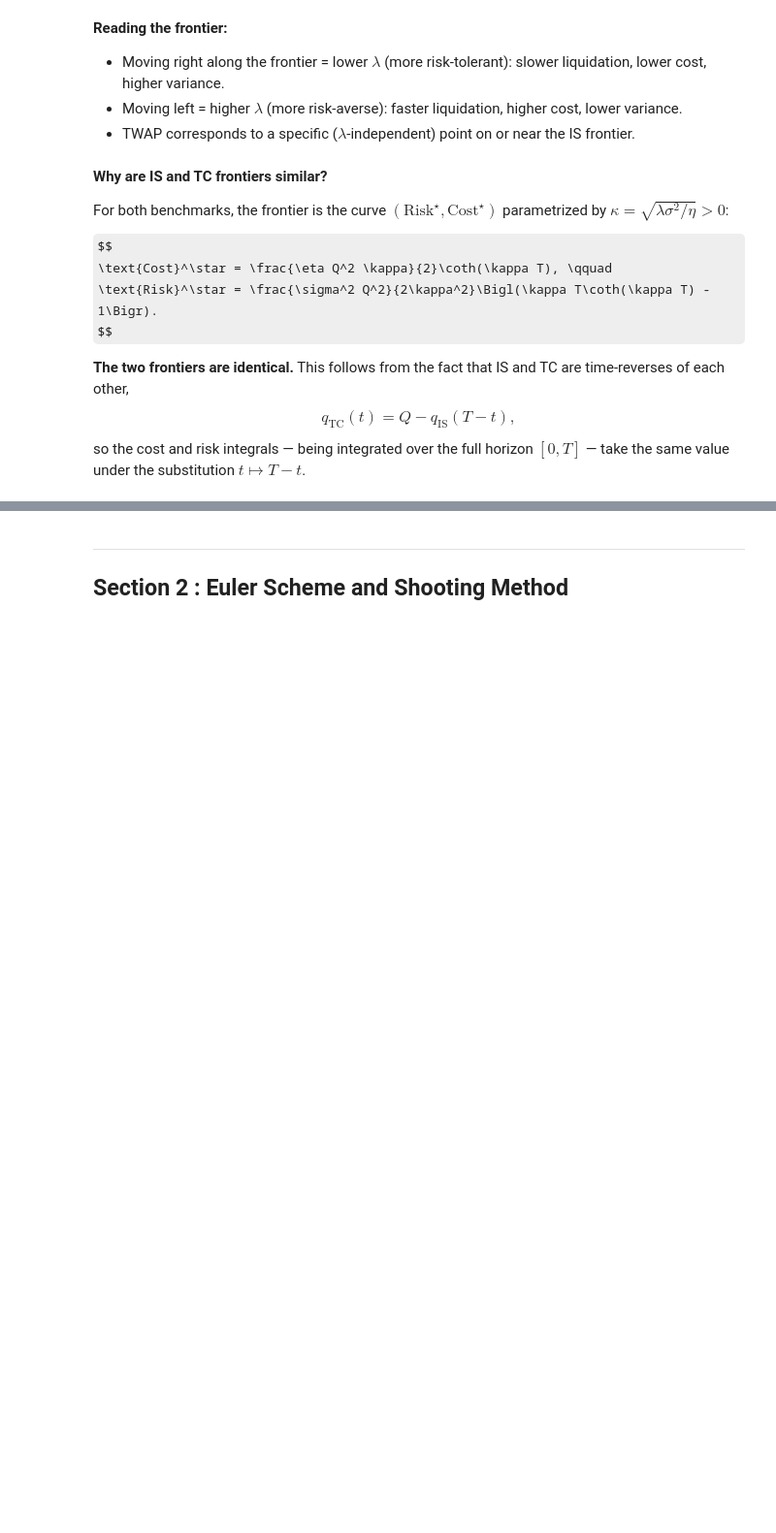
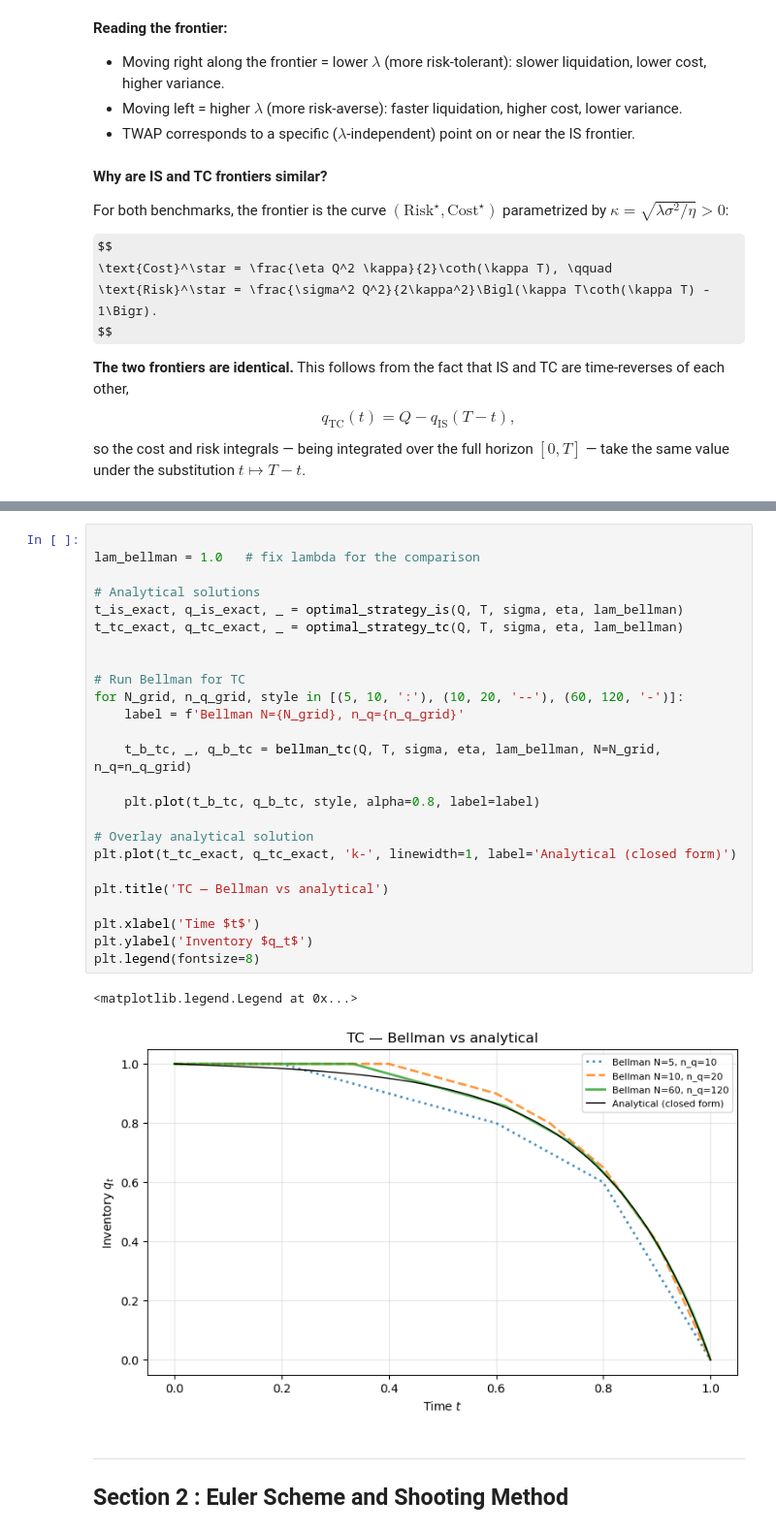
Before and after one commit to BenjaminFernandesNeres/almgren-chriss-extensions, a Jupyter notebook: main.ipynb, the cells around one changed output, grey strips where cells are left out. Shown at 97% size. Drawn from its saved outputs; the diff is of its cells as text; some formulas as TeX source; blank space fills up the shorter version.

```diff
--- a/main.ipynb
+++ b/main.ipynb
@@ -233,3 +279,31 @@ plt.show()
+# %%
+
+lam_bellman = 1.0   # fix lambda for the comparison
+
+# Analytical solutions
+t_is_exact, q_is_exact, _ = optimal_strategy_is(Q, T, sigma, eta, lam_bellman)
+t_tc_exact, q_tc_exact, _ = optimal_strategy_tc(Q, T, sigma, eta, lam_bellman)
+
+
+# Run Bellman for TC
+for N_grid, n_q_grid, style in [(5, 10, ':'), (10, 20, '--'), (60, 120, '-')]:
+    label = f'Bellman N={N_grid}, n_q={n_q_grid}'
+
+    t_b_tc, _, q_b_tc = bellman_tc(Q, T, sigma, eta, lam_bellman, N=N_grid, n_q=n_q_grid)
+
+    plt.plot(t_b_tc, q_b_tc, style, alpha=0.8, label=label)
+
+# Overlay analytical solution
+plt.plot(t_tc_exact, q_tc_exact, 'k-', linewidth=1, label='Analytical (closed form)')
+
+plt.title('TC — Bellman vs analytical')
+
+plt.xlabel('Time $t$')
+plt.ylabel('Inventory $q_t$')
+plt.legend(fontsize=8)
+# %% [output]
+<matplotlib.legend.Legend at 0x...>
+[figure, added]
 # %% [markdown]
 ---
 ## Section 2 : Euler Scheme and Shooting Method
```
Also changed, not shown: parts of 8 cells of this notebook.
